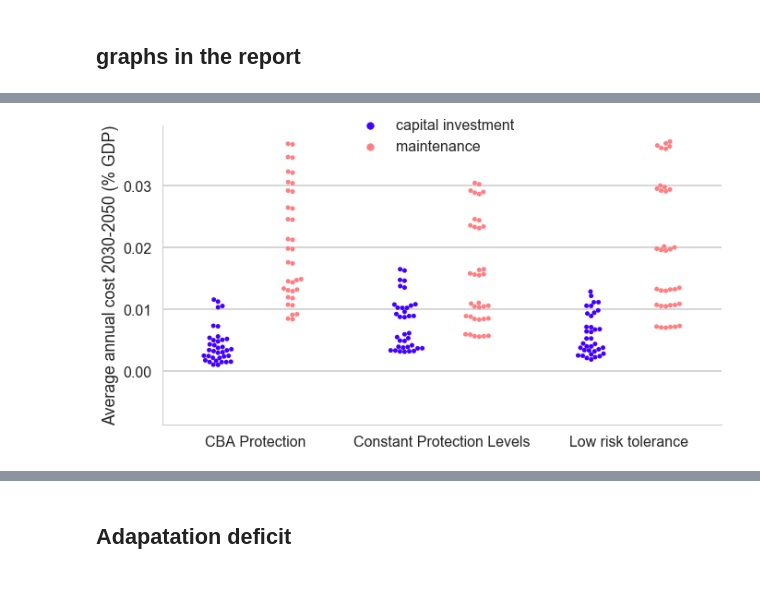
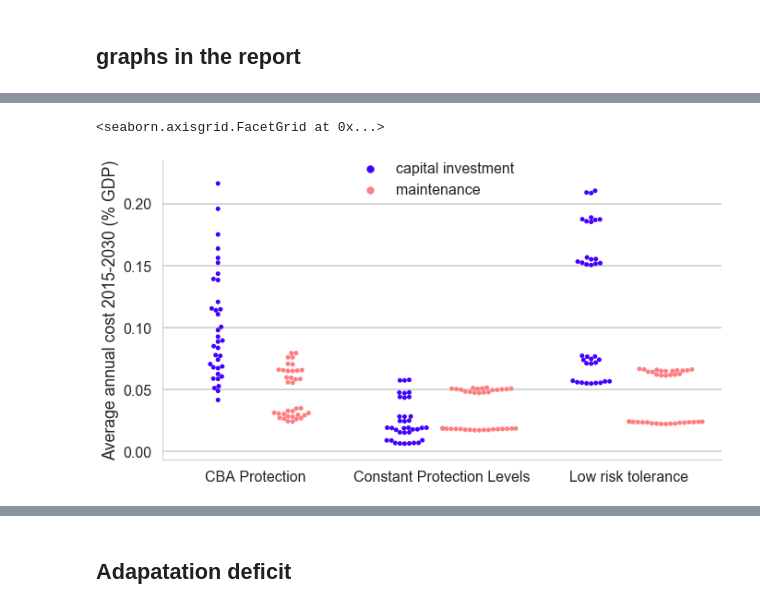
Before and after one commit to julierozenberg/infra_needs_analyses, a Jupyter notebook: coastal protection-regions.ipynb, the cells around one changed output, grey strips where cells are left out. Drawn from its saved outputs; the diff is of its cells as text; code cells hidden in the pictures.

Commit message:
new analysis and graphs

```diff
--- a/coastal protection-regions.ipynb
+++ b/coastal protection-regions.ipynb
@@ -26,3 +37,8 @@ Index(['locationid', 'locationname', 'rcp', 'ada', 'ssp', 'adacost',
+# %%
+inter.loc[inter.ada=="CBA Protection",[2020,2025,2030,2035]] = correct.loc[correct.ada=="CBA Protection",[2020,2025,2030,2035]].add(1/5*correct.loc[correct.ada=="CBA Protection",2015],axis=0)
+inter.loc[inter.ada=="CBA Protection",2015] = 1/5*correct.loc[correct.ada=="CBA Protection",2015]
 # %%
-mydata = mydata.set_index(['locationid', 'locationname','rcp', 'ada', 'ssp', 'adacost','riverprotection'])
+mydata = mydata.set_index(['locationid', 'locationname','rcp', 'ada', 'ssp', 'adacost','riverprotection','time'])
+# %%
+mydata["protection_investment_cost"] = inter.set_index(['locationid', 'locationname','rcp', 'ada', 'ssp', 'adacost','riverprotection']).stack("time")
 # %%
@@ -30,4 +46,6 @@ mydata.time.unique()
 # %% [output]
 array([2010, 2015, 2020, 2025, 2030, 2035, 2040, 2045, 2050, 2055, 2060,
        2065, 2070, 2075, 2080, 2085, 2090, 2095, 2100], dtype=int64)
+# %%
+mydata = mydata.reset_index("time")
 # %%
@@ -183,25 +231,26 @@ plt.savefig("coastal_inv_region_{}pc_annex_all.pdf".format(time_horizon))
 # %%
-time_horizon = [2030,2050]
+time_horizon = [2015,2030]
 
 toplot = dev_world_sum.reset_index(['time'])
-toplot = toplot.loc[(toplot.time>time_horizon[0])&(toplot.time<=time_horizon[1]),['protection_inv_over_gdp','protection_maint_over_gdp']].mean(level=['rcp', 'ada', 'ssp', 'adacost','riverprotection'])
+toplot = toplot.loc[(toplot.time>=time_horizon[0])&(toplot.time<time_horizon[1]),['protection_inv_over_gdp','protection_maint_over_gdp']].mean(level=['rcp', 'ada', 'ssp', 'adacost','riverprotection'])
 toplot.columns.name="costtype"
 toplot = toplot.stack()
 toplot.name = "value"
 toplot = toplot.reset_index()
 toplot = toplot.loc[(toplot.ada!='Constant Abs. Flood Risk')&(toplot.ada!='Constant Rel. Flood Risk'),:]
 #toplot["costtype"] = toplot["costtype"].replace({'tot_cost':'investment + maintenance','seafloodcost_disc':'residual risk'})
 toplot["costtype"] = toplot["costtype"].replace({'protection_inv_over_gdp':'capital investment','protection_maint_over_gdp': 'maintenance','seafloodcost_disc':'residual risk'})
 toplot['value'] = 100*toplot.value
 toplot['ada'] = toplot.ada.replace({"Risk intolerance":"Low risk tolerance"})
 
 g = sns.factorplot(x='ada',y='value', hue= 'costtype', data=toplot, kind="swarm",dodge=True, size=6, aspect=1.7,\
                   legend=False, palette='gnuplot2')
 
 g.set_axis_labels("", "Average annual cost {}-{} (% GDP)".format(time_horizon[0],time_horizon[1]))
-g.add_legend(title="",bbox_to_anchor=(0.5, 0.8), borderaxespad=0.)
+g.add_legend(title="",bbox_to_anchor=(0.5, 0.78), borderaxespad=0.)
 
-plt.savefig("coastal_inv_maint_{}_{}pc.png".format(time_horizon[0],time_horizon[1]),ddpi=300,bbox_inches="tight")
-plt.savefig("coastal_inv_maint_{}_{}pc.pdf".format(time_horizon[0],time_horizon[1]))
+#plt.savefig("coastal_inv_maint_{}_{}pc.png".format(time_horizon[0],time_horizon[1]),ddpi=300,bbox_inches="tight")
+#plt.savefig("coastal_inv_maint_{}_{}pc.pdf".format(time_horizon[0],time_horizon[1]))
 # %% [output]
+<seaborn.axisgrid.FacetGrid at 0x...>
-[figure, old version]
+[figure, new version]
```
Also changed, not shown: parts of 25 cells of this notebook, 3 other files.
